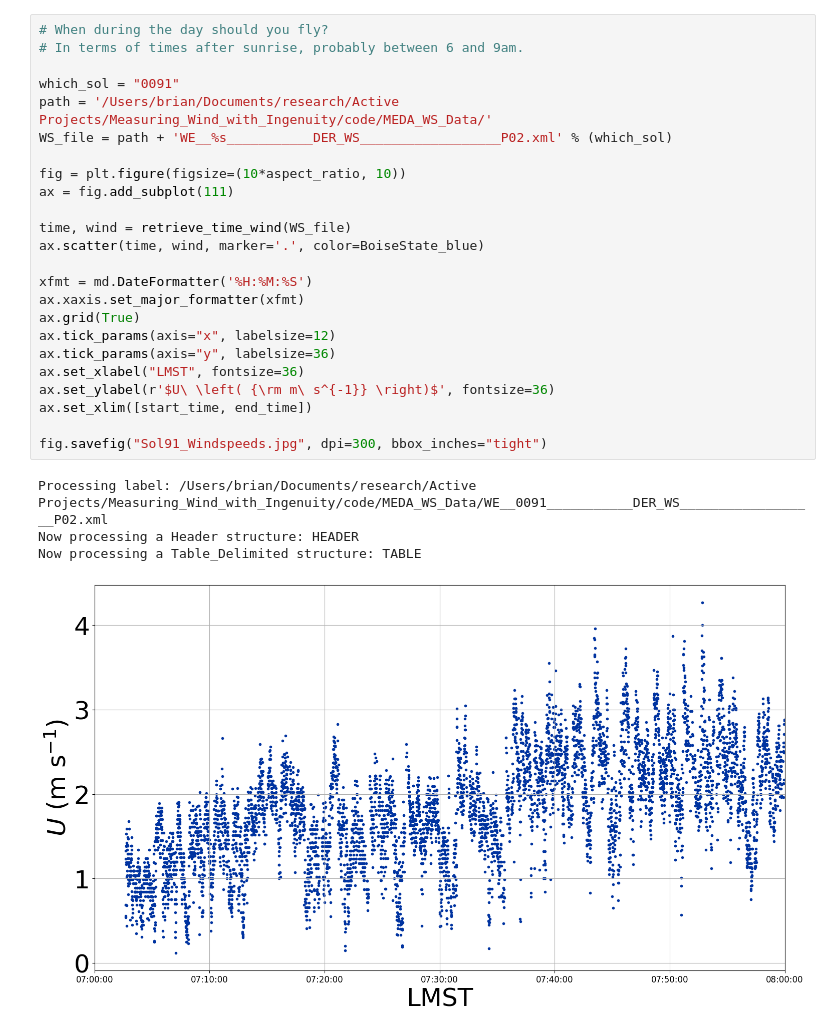
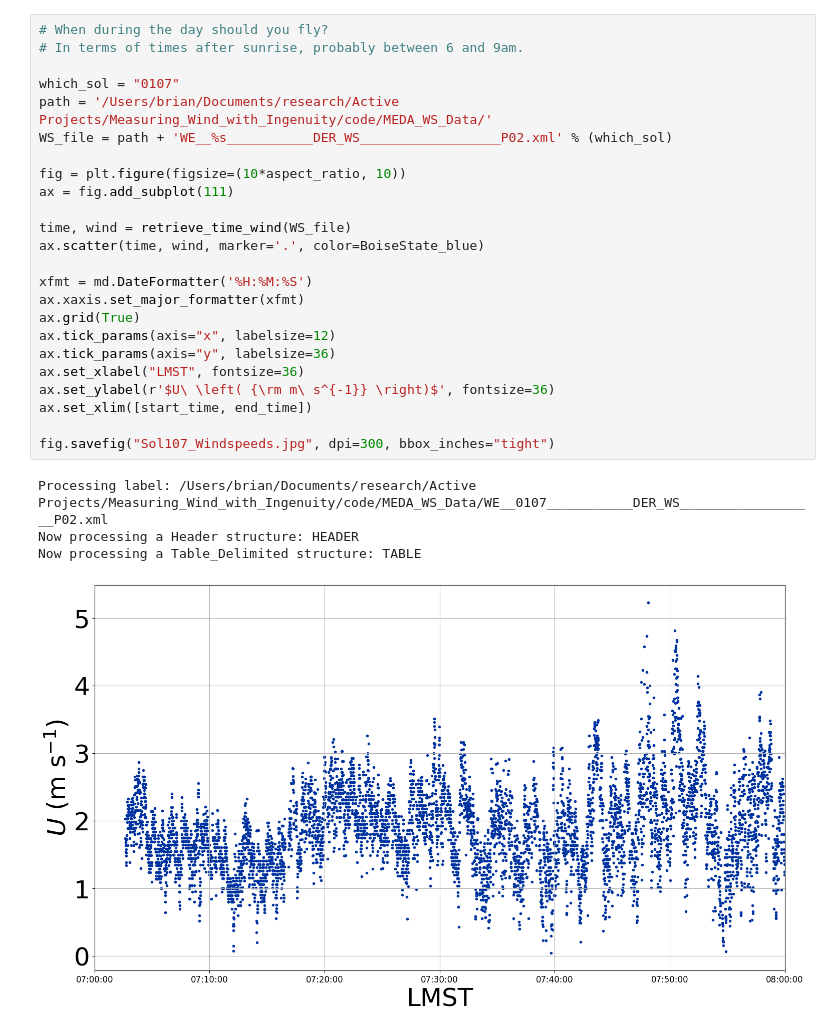
Before and after one commit to BoiseStatePlanetary/Measuring_Wind_with_Ingenuity, a Jupyter notebook: code/Synthetic_Mars_Wind_Profile.ipynb, the cells around one changed output. Saved outputs shown, nothing was run; the diff lists cells and outputs as text.

```diff
--- a/code/Synthetic_Mars_Wind_Profile.ipynb
+++ b/code/Synthetic_Mars_Wind_Profile.ipynb
@@ -27,32 +24,32 @@ The autoreload extension is already loaded. To reload it, use:
-# %%
-# When during the day should you fly?
-# In terms of times after sunrise, probably between 6 and 9am.
-
-which_sol = "0091"
-path = '/Users/brian/Documents/research/Active Projects/Measuring_Wind_with_Ingenuity/code/MEDA_WS_Data/'
-WS_file = path + 'WE__%s___________DER_WS__________________P02.xml' % (which_sol)
-
-fig = plt.figure(figsize=(10*aspect_ratio, 10))
-ax = fig.add_subplot(111)
-
-time, wind = retrieve_time_wind(WS_file)
-ax.scatter(time, wind, marker='.', color=BoiseState_blue)
-
-xfmt = md.DateFormatter('%H:%M:%S')
-ax.xaxis.set_major_formatter(xfmt)
-ax.grid(True)
-ax.tick_params(axis="x", labelsize=12)
-ax.tick_params(axis="y", labelsize=36)
-ax.set_xlabel("LMST", fontsize=36)
-ax.set_ylabel(r'$U\ \left( {\rm m\ s^{-1}} \right)$', fontsize=36)
-ax.set_xlim([start_time, end_time])
-
-fig.savefig("Sol91_Windspeeds.jpg", dpi=300, bbox_inches="tight")
-# %% [output]
-Processing label: /Users/brian/Documents/research/Active Projects/Measuring_Wind_with_Ingenuity/code/MEDA_WS_Data/WE__0091___________DER_WS__________________P02.xml
-Now processing a Header structure: HEADER
-Now processing a Table_Delimited structure: TABLE
-[figure, removed]
+# %%
+# When during the day should you fly?
+# In terms of times after sunrise, probably between 6 and 9am.
+
+which_sol = "0107"
+path = '/Users/brian/Documents/research/Active Projects/Measuring_Wind_with_Ingenuity/code/MEDA_WS_Data/'
+WS_file = path + 'WE__%s___________DER_WS__________________P02.xml' % (which_sol)
+
+fig = plt.figure(figsize=(10*aspect_ratio, 10))
+ax = fig.add_subplot(111)
+
+time, wind = retrieve_time_wind(WS_file)
+ax.scatter(time, wind, marker='.', color=BoiseState_blue)
+
+xfmt = md.DateFormatter('%H:%M:%S')
+ax.xaxis.set_major_formatter(xfmt)
+ax.grid(True)
+ax.tick_params(axis="x", labelsize=12)
+ax.tick_params(axis="y", labelsize=36)
+ax.set_xlabel("LMST", fontsize=36)
+ax.set_ylabel(r'$U\ \left( {\rm m\ s^{-1}} \right)$', fontsize=36)
+ax.set_xlim([start_time, end_time])
+
+fig.savefig("Sol107_Windspeeds.jpg", dpi=300, bbox_inches="tight")
+# %% [output]
+Processing label: /Users/brian/Documents/research/Active Projects/Measuring_Wind_with_Ingenuity/code/MEDA_WS_Data/WE__0107___________DER_WS__________________P02.xml
+Now processing a Header structure: HEADER
+Now processing a Table_Delimited structure: TABLE
+[figure, added]
 # %%
 fig = plt.figure(figsize=(10*aspect_ratio, 10))
 ax1 = fig.add_subplot(121)
```
Also changed, not shown: parts of 2 cells of this notebook, 1 other file.
